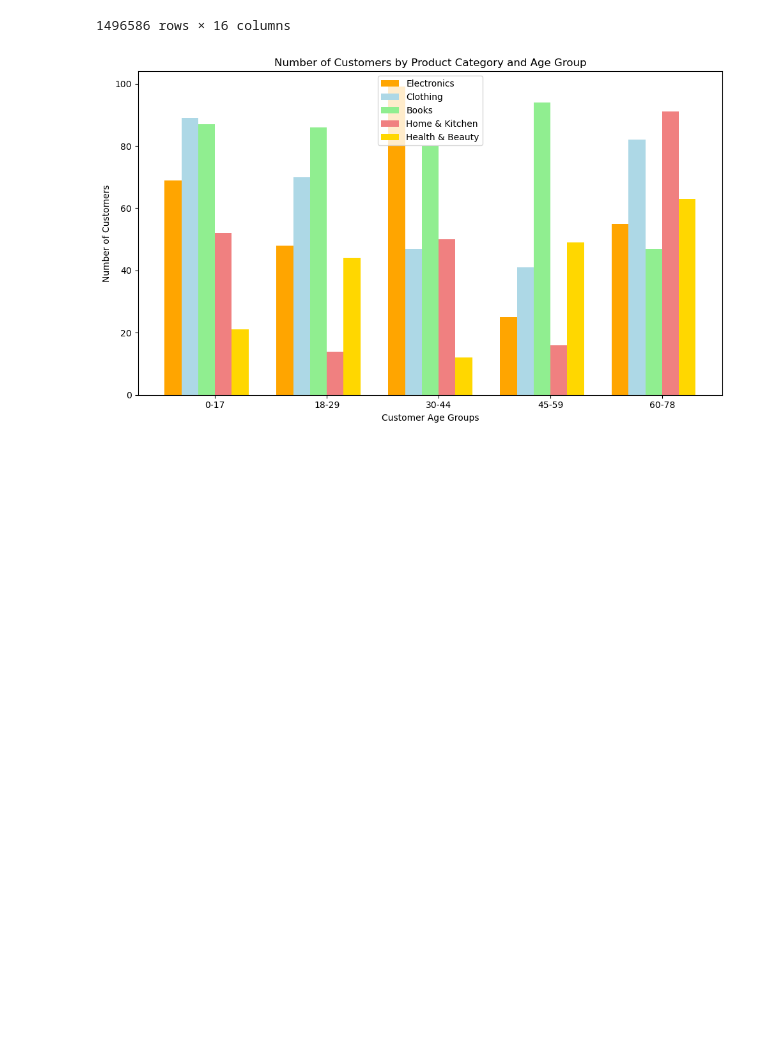
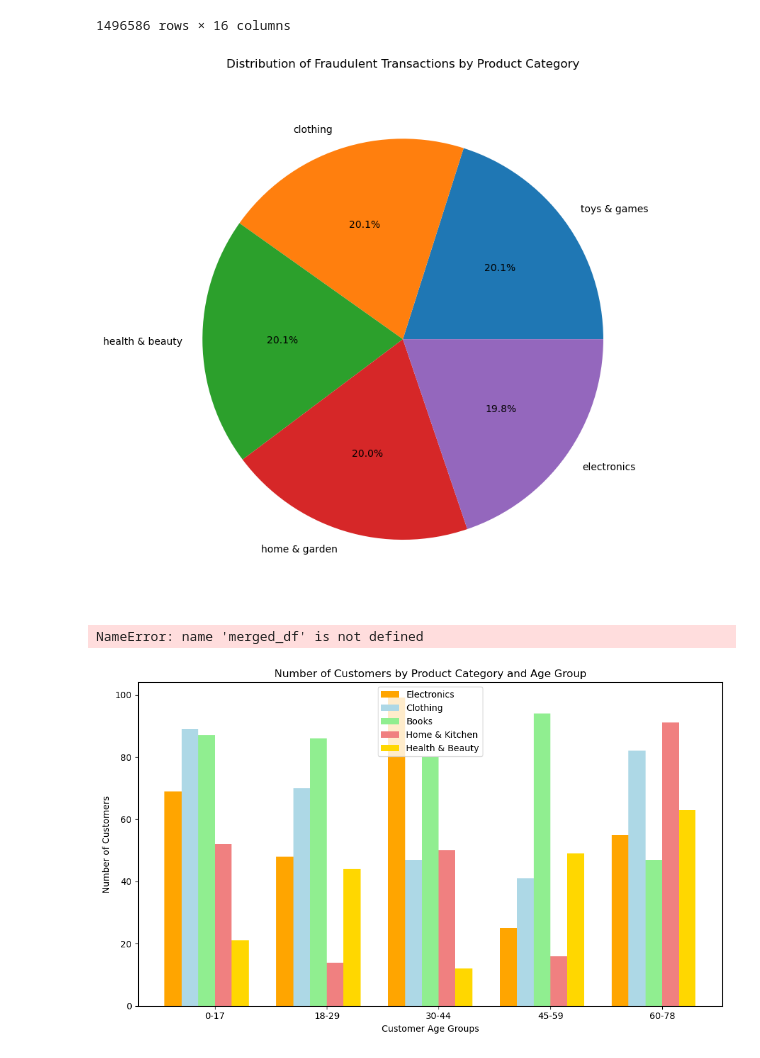
Before and after one commit to muneebsamad/project-1, a Jupyter notebook: new.ipynb, the cells around one changed output. Drawn from its saved outputs; the diff is of its cells as text; code cells hidden in the pictures; blank space fills up the shorter version.

```diff
--- a/new.ipynb
+++ b/new.ipynb
@@ -27,6 +29,54 @@ merged_df
 | 1496584 | c10dbb08-28fc-4ec1-9850-d4e98d2b9640 | cde96e9c-f562-4b8c-8fa8-f356f474232b | 34.25 | 2024-02-09 11:29:18 | debit card | home & garden | ... |
 | 1496585 | 23e3c107-f2fc-48c2-abbc-7b809bf6f102 | d8d7a64e-8419-4421-910a-a7cf709a900b | 85.03 | 2024-01-23 02:46:52 | credit card | clothing | ... |
 1496586 rows × 16 columns
+# %%
+import matplotlib.pyplot as plt
+
+# Assuming 'merged_df' contains the customer data
+# Filter the data to include only fraudulent transactions
+fraudulent_transactions = merged_df[merged_df['Is Fraudulent'] == 1]
+
+# Count the number of fraudulent transactions for each product category
+fraudulent_transactions_by_category = fraudulent_transactions['Product Category'].value_counts()
+
+# Plot the pie chart
+plt.figure(figsize=(8, 8))
+plt.pie(fraudulent_transactions_by_category, labels=fraudulent_transactions_by_category.index, autopct='%1.1f%%', colors=plt.cm.tab10.colors)
+plt.title('Distribution of Fraudulent Transactions by Product Category')
+plt.axis('equal')  # Equal aspect ratio ensures that pie is drawn as a circle
+plt.tight_layout()
+plt.show()
+# %% [output]
+[figure, added]
+# %%
+import pandas as pd
+import matplotlib.pyplot as plt
+
+# Define age group bins and labels
+age_bins = [0, 18, 30, 40, 50, 60, 100]  # You can adjust the age group bins as needed
+age_group_labels = ['Under 18', '18-30', '31-40', '41-50', '51-60', 'Over 60']
+
+# Categorize customers into age groups based on their ages
+merged_df['Age Group'] = pd.cut(merged_df['Customer Age'], bins=age_bins, labels=age_group_labels)
+
+# Count fraudulent transactions by age group
+fraudulent_transactions_by_age_group = merged_df[merged_df['Is Fraudulent'] == 1]['Age Group'].value_counts()
+
+# Sort the age groups based on the index (age) for better visualization
+fraudulent_transactions_by_age_group = fraudulent_transactions_by_age_group.sort_index()
+
+# Plot the bar chart with custom color
+plt.figure(figsize=(10, 6))
+plt.bar(fraudulent_transactions_by_age_group.index, fraudulent_transactions_by_age_group.values, color='purple')
+plt.title('Number of Fraudulent Transactions by Customer Age Group')
+plt.xlabel('Customer Age Group')
+plt.ylabel('Number of Fraudulent Transactions')
+plt.xticks(rotation=45)  # Rotate x-axis labels for better readability
+plt.grid(axis='y')  # Show grid lines only on the y-axis
+plt.tight_layout()
+plt.show()
+# %% [output]
+NameError: name 'merged_df' is not defined
 # %%
 # Sample data
 product_categories = ['Electronics', 'Clothing', 'Books', 'Home & Kitchen', 'Health & Beauty']
```
Also changed, not shown: parts of 1 cell of this notebook.
